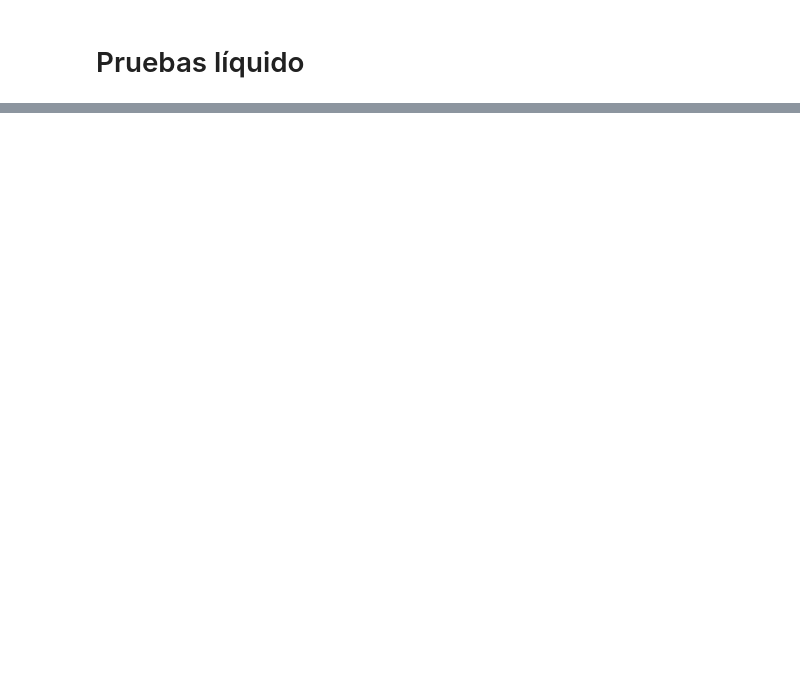
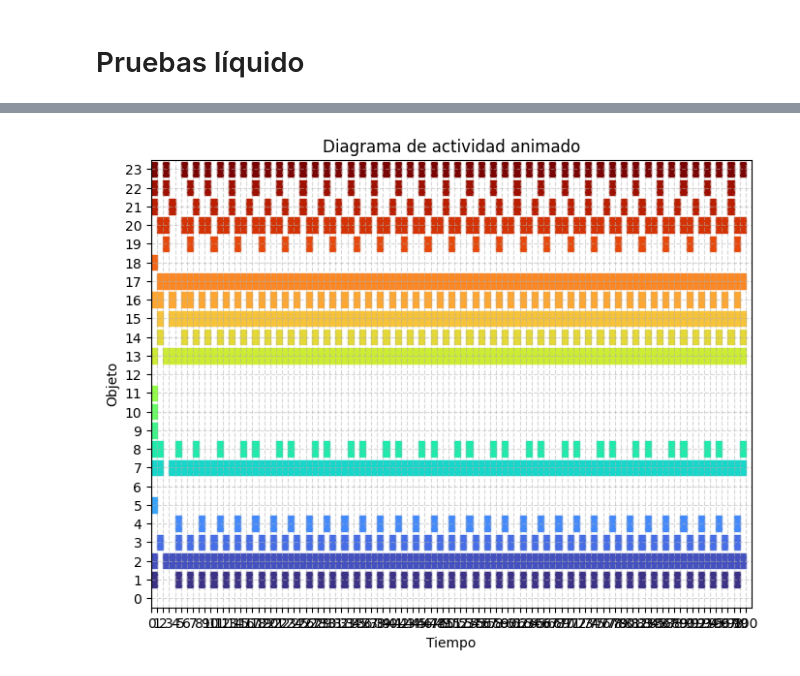
Before and after one commit to Pitzanami/InvestigacionEJ2025, a Jupyter notebook: Pruebas Liquido.ipynb, the cells around one changed output, grey strips where cells are left out. Saved outputs shown, nothing was run; the diff lists cells and outputs as text; code cells hidden in the pictures; blank space fills up the shorter version.

```diff
--- a/Pruebas Liquido.ipynb
+++ b/Pruebas Liquido.ipynb
@@ -31,0 +32,4 @@ graph(Simulacion)
+# %%
+anigraph(Simulacion, "Ejemplo")
+# %% [output]
+[figure, added]
```
Also changed, not shown: parts of 3 cells of this notebook, 3 other files.
